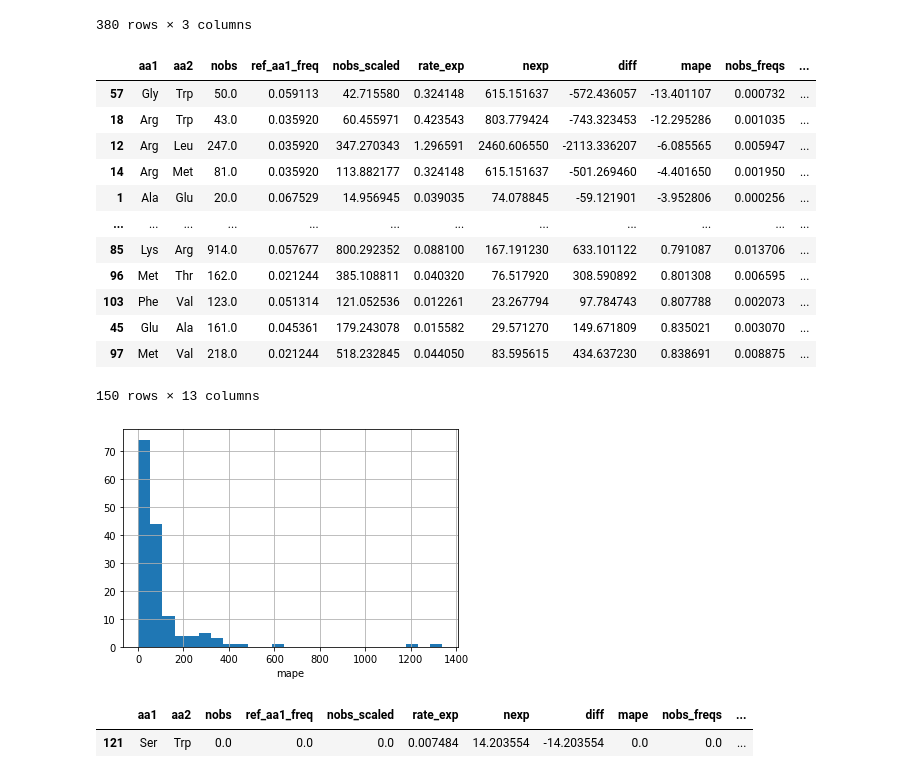
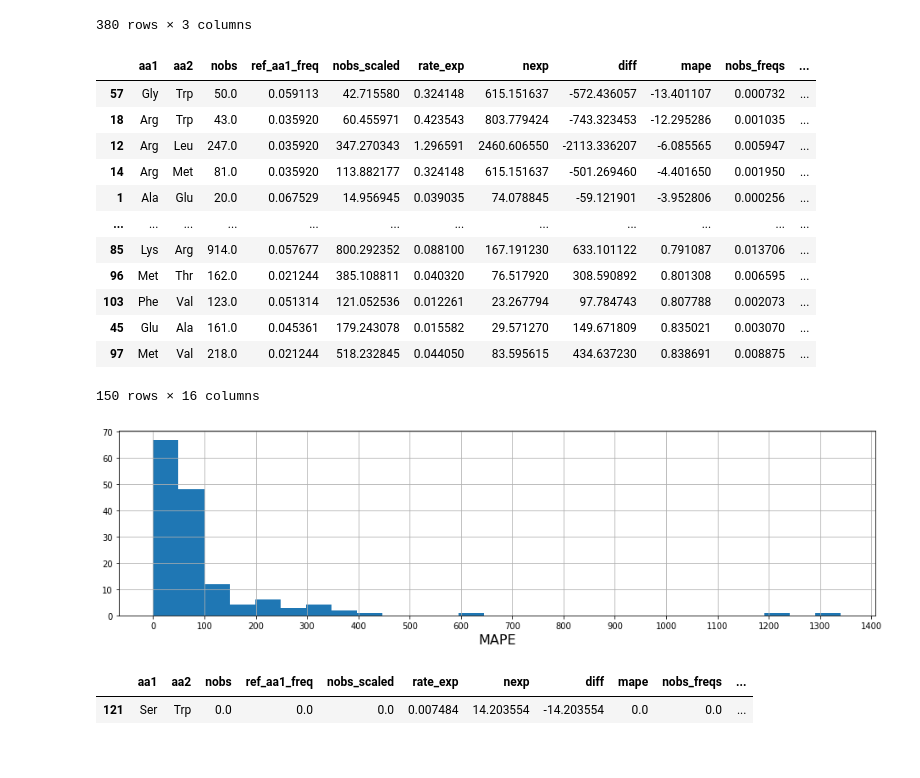
Before and after one commit to mitoclub/RNAViralMutSpec, a Jupyter notebook: sars-cov-2_aa_subst/process.ipynb, the cells around one changed output. Saved outputs shown, nothing was run; the diff lists cells and outputs as text; code cells hidden in the pictures.

```diff
--- a/sars-cov-2_aa_subst/process.ipynb
+++ b/sars-cov-2_aa_subst/process.ipynb
@@ -441,6 +441,9 @@ obs_clade = obs[obs['clade'] == '20A']
 aa_subst = prepare_aa_subst(obs_clade, exp_aa_subst, aa_freqs_total_dct)
 aa_subst['label'] = aa_subst.aa1 + '>' + aa_subst.aa2
 aa_subst['mape'] = aa_subst['mape'].replace(-np.inf, 0)
+aa_subst['diff_freqs_abs'] = (aa_subst['nobs_freqs'] - aa_subst['nexp_freqs']).abs()
+aa_subst['division'] = (aa_subst['nobs_freqs'] / aa_subst['nexp_freqs'])
+aa_subst['dist_to_diagonal'] = aa_subst['diff_freqs_abs'] / (2**0.5)
 aa_subst = aa_subst.merge(grantham_long, 'left')
 aa_subst.sort_values('mape')
 # %% [output]
@@ -456,12 +459,14 @@ aa_subst.sort_values('mape')
 | 103 | Phe | Val | 123.0 | 0.051314 | 121.052536 | 0.012261 | 23.267794 | 97.784743 | 0.807788 | 0.002073 | ... |
 | 45 | Glu | Ala | 161.0 | 0.045361 | 179.243078 | 0.015582 | 29.571270 | 149.671809 | 0.835021 | 0.003070 | ... |
 | 97 | Met | Val | 218.0 | 0.021244 | 518.232845 | 0.044050 | 83.595615 | 434.637230 | 0.838691 | 0.008875 | ... |
-150 rows × 13 columns
+150 rows × 16 columns
 # %%
-(aa_subst.mape.abs()*100).hist(bins=25)
-plt.xlabel('mape');
+plt.figure(figsize=(16, 4))
+(aa_subst.mape.abs()*100).hist(bins=27)
+plt.xlabel('MAPE', fontsize=16)
+plt.xticks(range(0, 1500, 100));
 # %% [output]
-[figure, old version]
+[figure, new version]
 # %%
 aa_subst.query('label == "Ser>Trp"')
 # %% [output]
```
Also changed, not shown: parts of 4 cells of this notebook, 1 other file.
